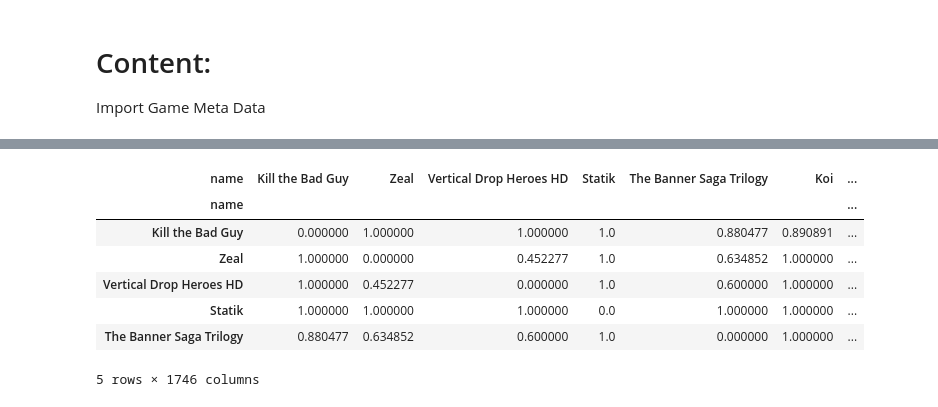
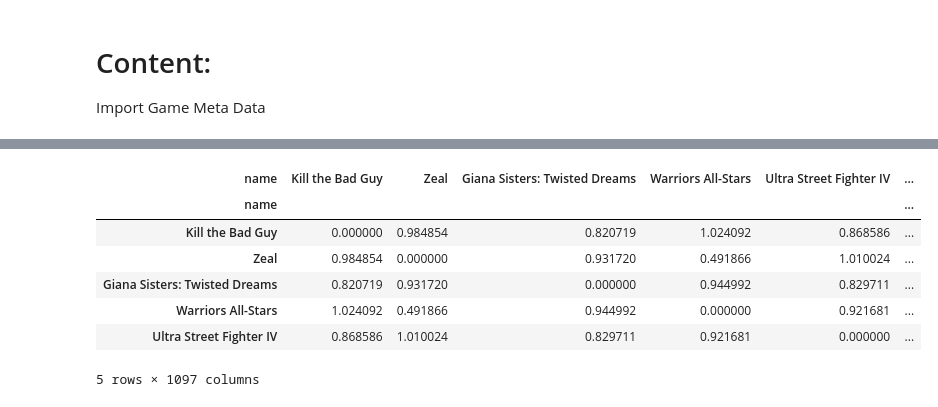
Before and after one commit to MaxReinisch/DSI_Capstone, a Jupyter notebook: GB_API_Scrape/03_Build.ipynb, the cells around one changed output, grey strips where cells are left out. Cells and saved outputs as stored; diff of their text form; code cells hidden in the pictures.

```diff
--- a/GB_API_Scrape/03_Build.ipynb
+++ b/GB_API_Scrape/03_Build.ipynb
@@ -71,4 +122,4 @@ Get the Columns that have at least 6 games
 # %%
-thresh = 5
-len(dummied_df.iloc[:,2:].sum().sort_values()[dummied_df.iloc[:,2:].sum().sort_values() > thresh])
+thresh = 6
+(dummied_df.iloc[:,2:].T.sum()>=thresh).sum()
 # %% [output]
@@ -78,2 +127,2 @@ Get the games that have at least 6 features
 # %%
-bit_map = dummied_df.iloc[:,2:].T.sum()>thresh
+dummied_df.drop(dummied_df[dummied_df.iloc[:,2:].T.sum()<thresh].index, 0, inplace=True)
@@ -90,0 +139,3 @@ from sklearn.metrics.pairwise import pairwise_distances
+# %%
+vt = VarianceThreshold(.005)
+thresh_df = vt.fit_transform(dummied_df)
@@ -90,0 +149,3 @@ from sklearn.metrics.pairwise import pairwise_distances
+# %%
+svd = TruncatedSVD(n_components=150)
+content = svd.fit_transform(thresh_df)
@@ -91,14 +168,13 @@ from sklearn.metrics.pairwise import pairwise_distances
 # %%
-sparse_content = sparse.csr_matrix(dummied_df)
-distances = pairwise_distances(sparse_content, metric='cosine')
+distances = pairwise_distances(content, metric='cosine')
 distance_df = pd.DataFrame(distances, index=dummied_df.index, columns=dummied_df.index)
 distance_df.head()
 # %% [output]
-| name | Kill the Bad Guy | Zeal | Vertical Drop Heroes HD | Statik | The Banner Saga Trilogy | Koi | ... |
-| name |  |  |  |  |  |  | ... |
-| Kill the Bad Guy | 0.000000 | 1.000000 | 1.000000 | 1.0 | 0.880477 | 0.890891 | ... |
-| Zeal | 1.000000 | 0.000000 | 0.452277 | 1.0 | 0.634852 | 1.000000 | ... |
-| Vertical Drop Heroes HD | 1.000000 | 0.452277 | 0.000000 | 1.0 | 0.600000 | 1.000000 | ... |
-| Statik | 1.000000 | 1.000000 | 1.000000 | 0.0 | 1.000000 | 1.000000 | ... |
-| The Banner Saga Trilogy | 0.880477 | 0.634852 | 0.600000 | 1.0 | 0.000000 | 1.000000 | ... |
+| name | Kill the Bad Guy | Zeal | Giana Sisters: Twisted Dreams | Warriors All-Stars | Ultra Street Fighter IV | ... |
+| name |  |  |  |  |  | ... |
+| Kill the Bad Guy | 0.000000 | 0.984854 | 0.820719 | 1.024092 | 0.868586 | ... |
+| Zeal | 0.984854 | 0.000000 | 0.931720 | 0.491866 | 1.010024 | ... |
+| Giana Sisters: Twisted Dreams | 0.820719 | 0.931720 | 0.000000 | 0.944992 | 0.829711 | ... |
+| Warriors All-Stars | 1.024092 | 0.491866 | 0.944992 | 0.000000 | 0.921681 | ... |
+| Ultra Street Fighter IV | 0.868586 | 1.010024 | 0.829711 | 0.921681 | 0.000000 | ... |
-5 rows × 1746 columns
+5 rows × 1097 columns
```
Also changed, not shown: parts of 34 cells of this notebook, 2 other files.
